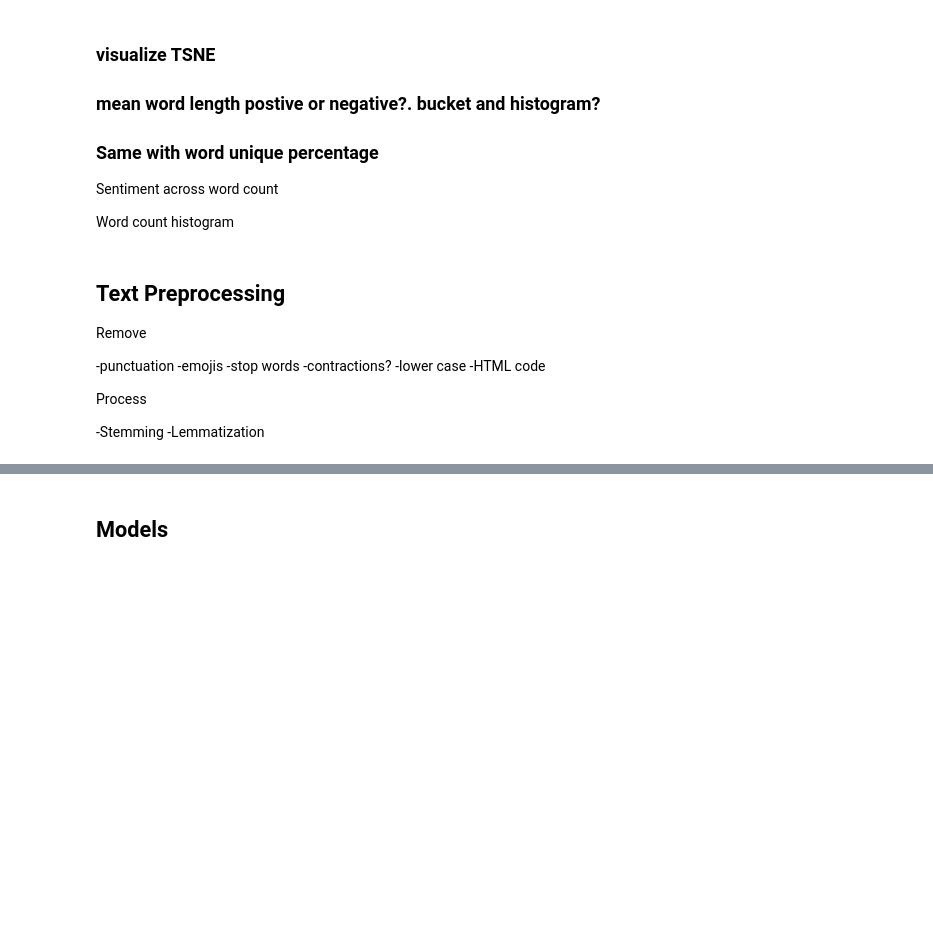
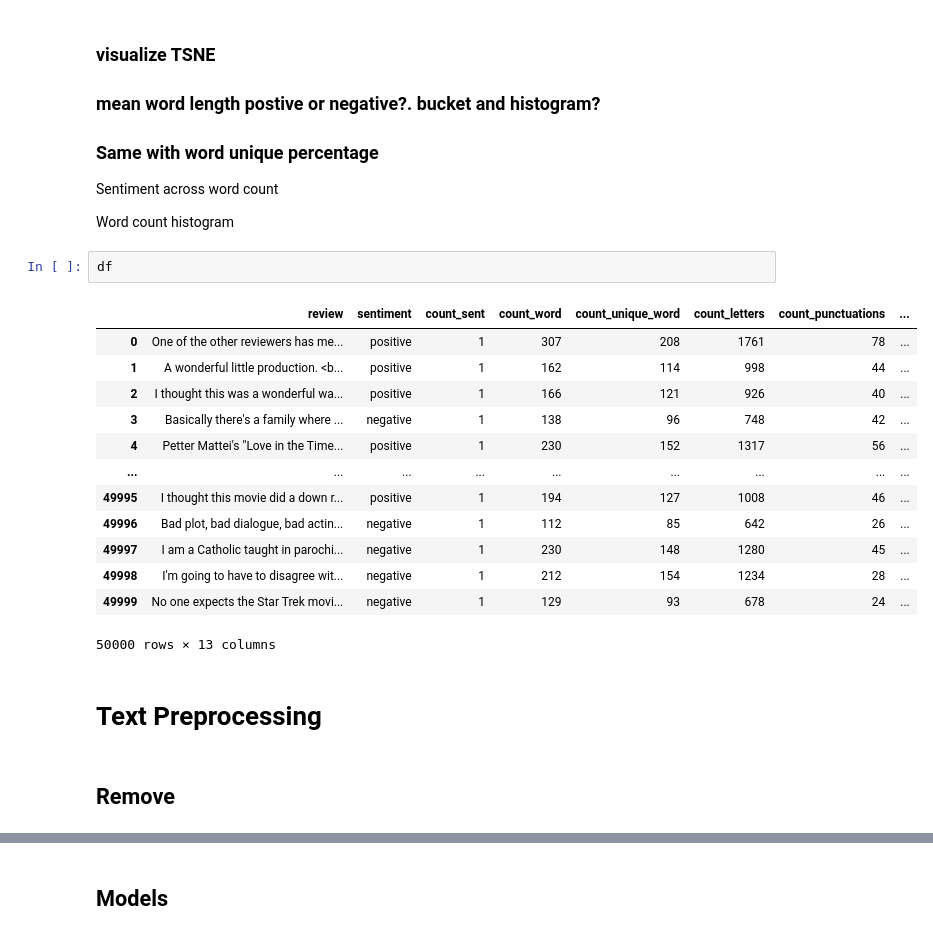
Before and after one commit to Drymander/dsc-phase-4-project, a Jupyter notebook: NLP Notebook.ipynb, the cells around one changed output, grey strips where cells are left out. Saved outputs shown, nothing was run; the diff lists cells and outputs as text; blank space fills up the shorter version.

```diff
--- a/NLP Notebook.ipynb
+++ b/NLP Notebook.ipynb
@@ -162,19 +173,23 @@ ax.set(title="25 Most Common Words in Negative Tweets")
 Sentiment across word count
 
 Word count histogram
-# %% [markdown]
-## Text Preprocessing
-
-Remove
-
--punctuation
--emojis
--stop words
--contractions?
--lower case
--HTML code
-
-Process
-
--Stemming
--Lemmatization
+# %%
+df
+# %% [output]
+|  | review | sentiment | count_sent | count_word | count_unique_word | count_letters | count_punctuations | ... |
+| 0 | One of the other reviewers has me... | positive | 1 | 307 | 208 | 1761 | 78 | ... |
+| 1 | A wonderful little production. <b... | positive | 1 | 162 | 114 | 998 | 44 | ... |
+| 2 | I thought this was a wonderful wa... | positive | 1 | 166 | 121 | 926 | 40 | ... |
+| 3 | Basically there's a family where ... | negative | 1 | 138 | 96 | 748 | 42 | ... |
+| 4 | Petter Mattei's "Love in the Time... | positive | 1 | 230 | 152 | 1317 | 56 | ... |
+| ... | ... | ... | ... | ... | ... | ... | ... | ... |
+| 49995 | I thought this movie did a down r... | positive | 1 | 194 | 127 | 1008 | 46 | ... |
+| 49996 | Bad plot, bad dialogue, bad actin... | negative | 1 | 112 | 85 | 642 | 26 | ... |
+| 49997 | I am a Catholic taught in parochi... | negative | 1 | 230 | 148 | 1280 | 45 | ... |
+| 49998 | I'm going to have to disagree wit... | negative | 1 | 212 | 154 | 1234 | 28 | ... |
+| 49999 | No one expects the Star Trek movi... | negative | 1 | 129 | 93 | 678 | 24 | ... |
+50000 rows × 13 columns
+# %% [markdown]
+# Text Preprocessing
+# %% [markdown]
+## Remove
```
Also changed, not shown: parts of 46 cells of this notebook, 4 other files.
